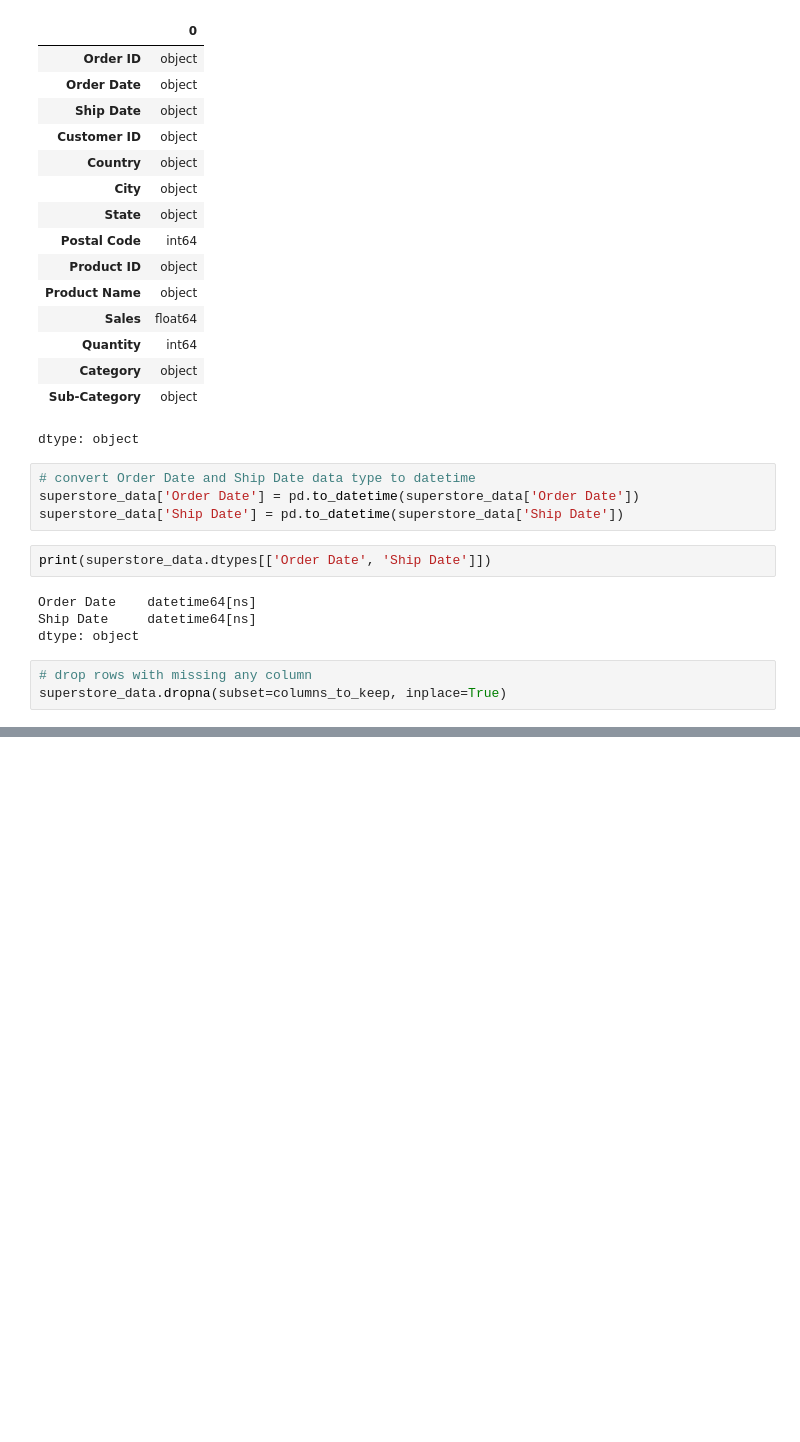
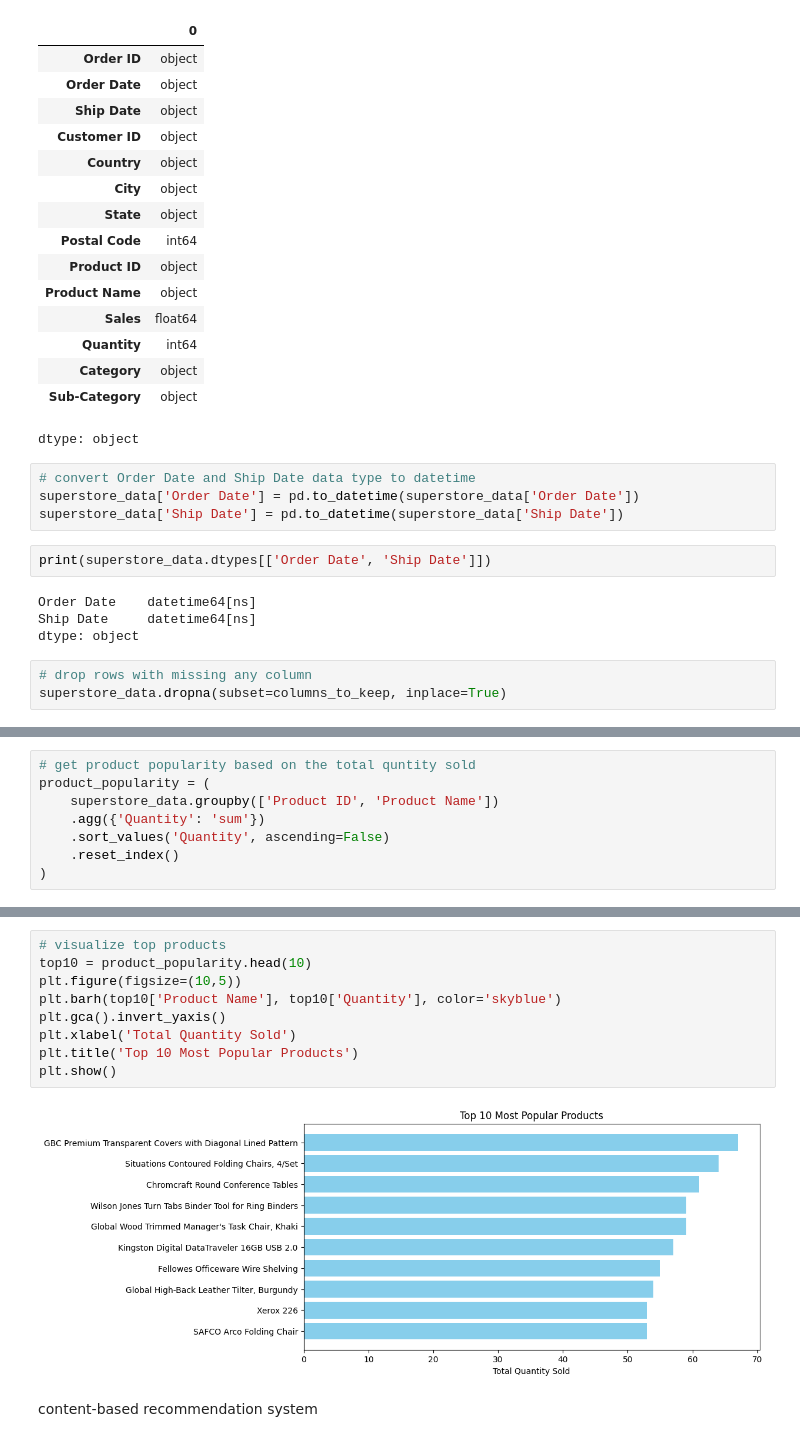
Before and after one commit to nancy-kataria/NexBuy, a Jupyter notebook: product_matching.ipynb, the cells around one changed output, grey strips where cells are left out. Saved outputs shown, nothing was run; the diff lists cells and outputs as text; blank space fills up the shorter version.

Commit message:
Add rough draft for popularity-based, content-based, and hybrid recommendation

```diff
--- a/product_matching.ipynb
+++ b/product_matching.ipynb
@@ -60,0 +68,8 @@ superstore_data.dropna(subset=columns_to_keep, inplace=True)
+# %%
+# get product popularity based on the total quntity sold
+product_popularity = (
+    superstore_data.groupby(['Product ID', 'Product Name'])
+    .agg({'Quantity': 'sum'})
+    .sort_values('Quantity', ascending=False)
+    .reset_index()
+)
@@ -60,0 +104,13 @@ superstore_data.dropna(subset=columns_to_keep, inplace=True)
+# %%
+# visualize top products
+top10 = product_popularity.head(10)
+plt.figure(figsize=(10,5))
+plt.barh(top10['Product Name'], top10['Quantity'], color='skyblue')
+plt.gca().invert_yaxis()
+plt.xlabel('Total Quantity Sold')
+plt.title('Top 10 Most Popular Products')
+plt.show()
+# %% [output]
+[figure, added]
+# %% [markdown]
+content-based recommendation system
```
Also changed, not shown: parts of 20 cells of this notebook.
